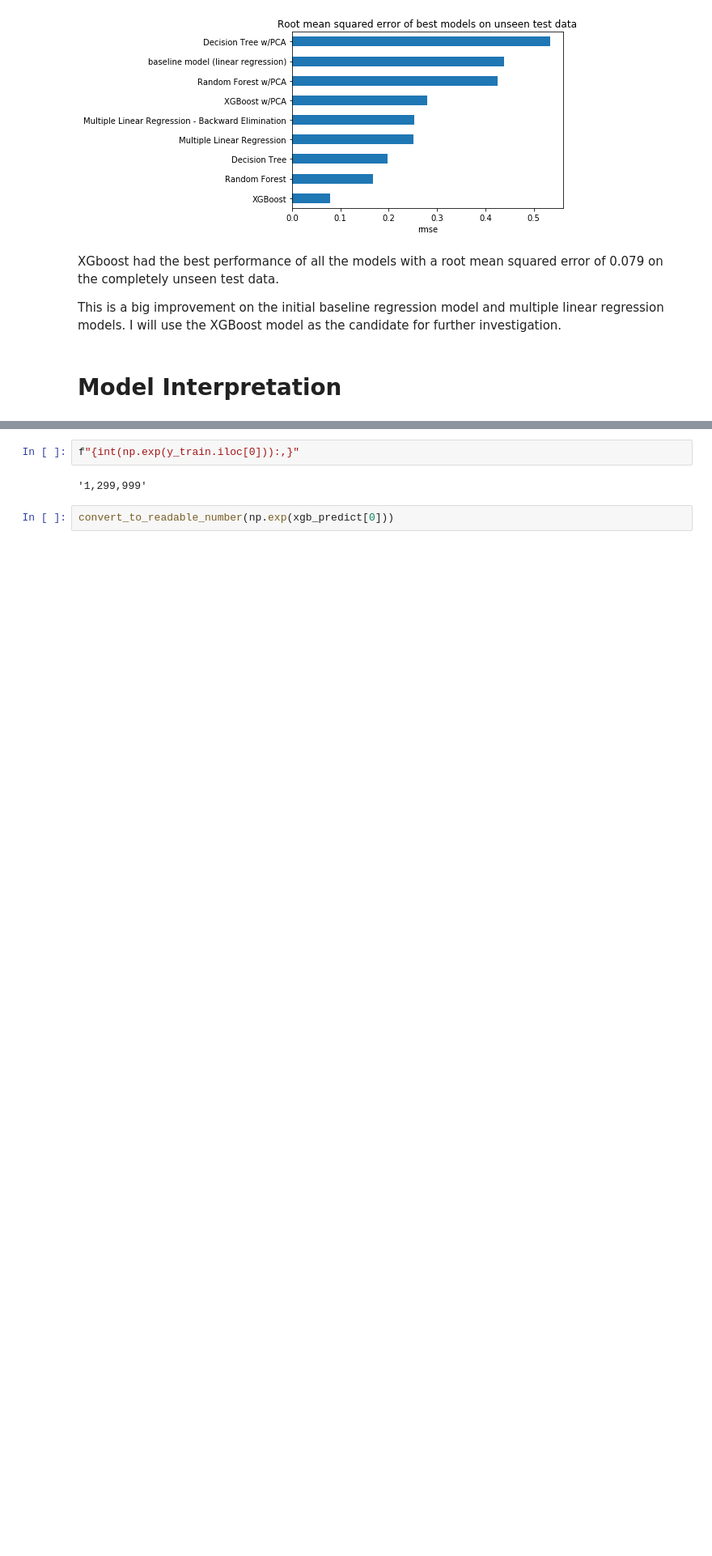
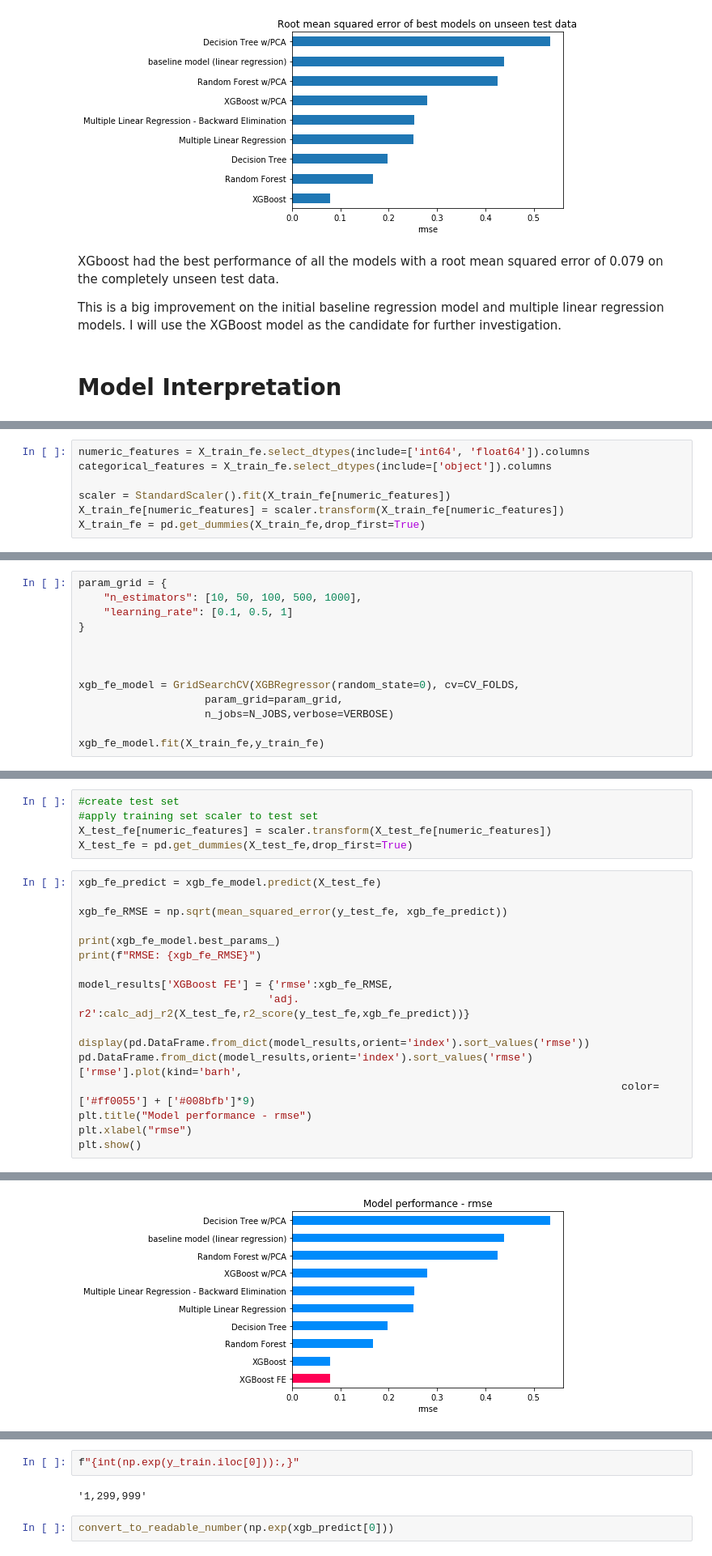
Before and after one commit to julian-west/sofifa-analysis, a Jupyter notebook: predicting player value.ipynb, the cells around one changed output, grey strips where cells are left out. Shown at 81% size. Drawn from its saved outputs; the diff is of its cells as text; blank space fills up the shorter version.

Commit message:
predictions

```diff
--- a/predicting player value.ipynb
+++ b/predicting player value.ipynb
@@ -1251,0 +1164,7 @@ convert_to_readable_number(np.exp(y_train.iloc[0]))
+# %%
+numeric_features = X_train_fe.select_dtypes(include=['int64', 'float64']).columns
+categorical_features = X_train_fe.select_dtypes(include=['object']).columns
+
+scaler = StandardScaler().fit(X_train_fe[numeric_features])
+X_train_fe[numeric_features] = scaler.transform(X_train_fe[numeric_features])
+X_train_fe = pd.get_dummies(X_train_fe,drop_first=True)
@@ -1251,0 +1173,13 @@ convert_to_readable_number(np.exp(y_train.iloc[0]))
+# %%
+param_grid = {
+    "n_estimators": [10, 50, 100, 500, 1000],
+    "learning_rate": [0.1, 0.5, 1]
+}
+
+
+
+xgb_fe_model = GridSearchCV(XGBRegressor(random_state=0), cv=CV_FOLDS,
+                    param_grid=param_grid,
+                    n_jobs=N_JOBS,verbose=VERBOSE)
+
+xgb_fe_model.fit(X_train_fe,y_train_fe)
@@ -1251,0 +1206,23 @@ convert_to_readable_number(np.exp(y_train.iloc[0]))
+# %%
+#create test set
+#apply training set scaler to test set
+X_test_fe[numeric_features] = scaler.transform(X_test_fe[numeric_features])
+X_test_fe = pd.get_dummies(X_test_fe,drop_first=True)
+# %%
+xgb_fe_predict = xgb_fe_model.predict(X_test_fe)
+
+xgb_fe_RMSE = np.sqrt(mean_squared_error(y_test_fe, xgb_fe_predict))
+
+print(xgb_fe_model.best_params_)
+print(f"RMSE: {xgb_fe_RMSE}")
+
+model_results['XGBoost FE'] = {'rmse':xgb_fe_RMSE,
+                              'adj. r2':calc_adj_r2(X_test_fe,r2_score(y_test_fe,xgb_fe_predict))}
+
+display(pd.DataFrame.from_dict(model_results,orient='index').sort_values('rmse'))
+pd.DataFrame.from_dict(model_results,orient='index').sort_values('rmse')['rmse'].plot(kind='barh',
+                                                                                      color=['#ff0055'] + ['#008bfb']*9)
+plt.title("Model performance - rmse")
+plt.xlabel("rmse")
+plt.show()
+# %% [output]
@@ -1251,0 +1242 @@ convert_to_readable_number(np.exp(y_train.iloc[0]))
+[figure, added]
```
Also changed, not shown: parts of 83 cells of this notebook, 1 other file.
